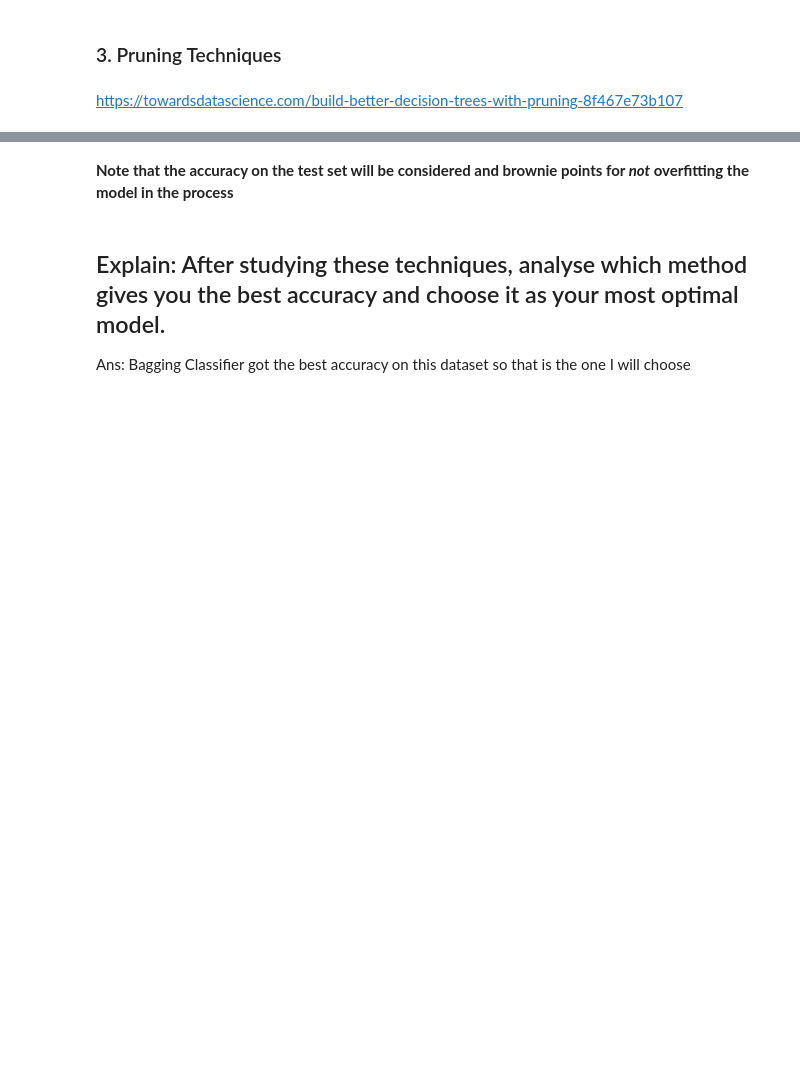
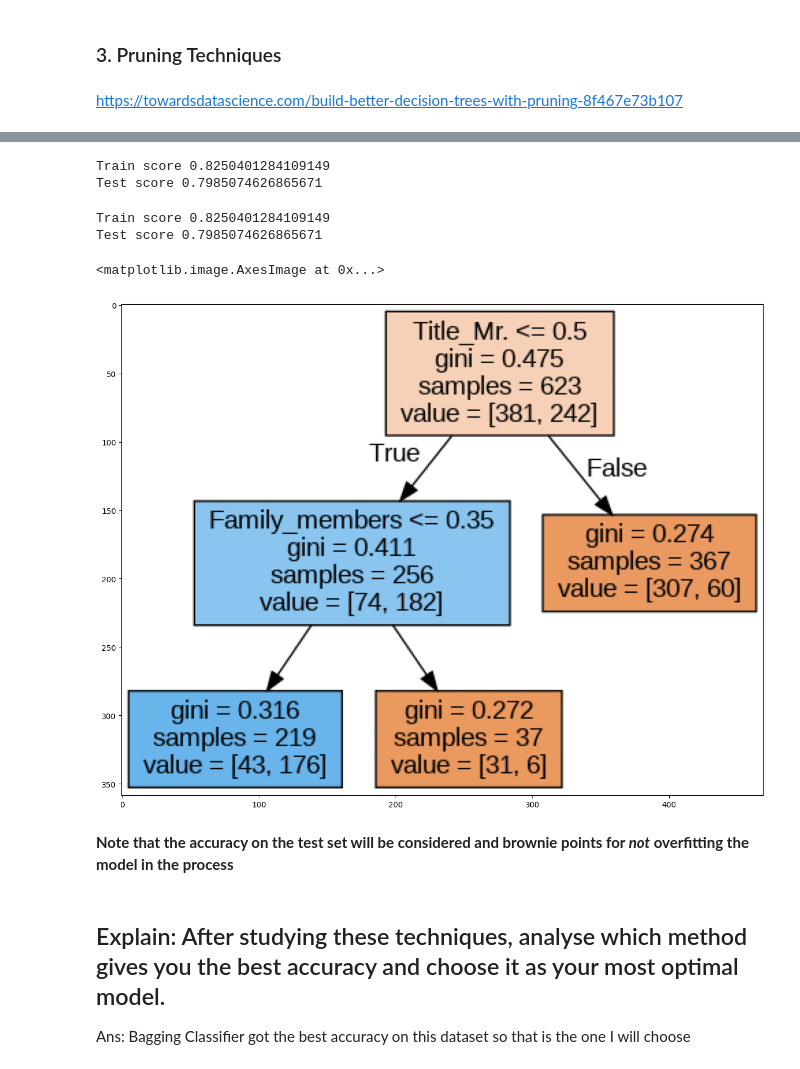
Before and after one commit to dhvanithakkar/Synapse, a Jupyter notebook: SynapseWeekFour.ipynb, the cells around one changed output, grey strips where cells are left out. Cells and saved outputs as stored; diff of their text form; code cells hidden in the pictures; blank space fills up the shorter version.

```diff
--- a/SynapseWeekFour.ipynb
+++ b/SynapseWeekFour.ipynb
@@ -573,3 +633,34 @@ plt.imshow(image)
+# %%
+clf_ = tree.DecisionTreeClassifier(random_state=0,ccp_alpha=0.020)
+clf_.fit(x_train,y_train)
+y_train_pred = clf_.predict(x_train)
+y_test_pred = clf_.predict(x_test)
+
+print(f'Train score {accuracy_score(y_train_pred,y_train)}')
+print(f'Test score {accuracy_score(y_test_pred,y_test)}')
+# %% [output]
+Train score 0.8250401284109149
+Test score 0.7985074626865671
+# %%
+clf_ = tree.DecisionTreeClassifier(random_state=0,ccp_alpha=0.020)
+clf_.fit(x_train,y_train)
+y_train_pred = clf_.predict(x_train)
+y_test_pred = clf_.predict(x_test)
+
+print(f'Train score {accuracy_score(y_train_pred,y_train)}')
+print(f'Test score {accuracy_score(y_test_pred,y_test)}')
+# %% [output]
+Train score 0.8250401284109149
+Test score 0.7985074626865671
+# %%
+print_tree = tree.export_graphviz(clf_, out_file='tree.dot', feature_names=x_train.columns, max_depth=10, filled=True)
+!dot -Tpng tree.dot -o tree.png # to convert the file
+image = plt.imread('tree.png')
+plt.figure(figsize=(15,15))
+plt.imshow(image)
+# %% [output]
+<matplotlib.image.AxesImage at 0x...>
+[figure, added]
 # %% [markdown]
 <b>Note that the accuracy on the test set will be considered and brownie points for *not* overfitting the model in the process</b>
 # %% [markdown]
```
Also changed, not shown: parts of 12 cells of this notebook.
